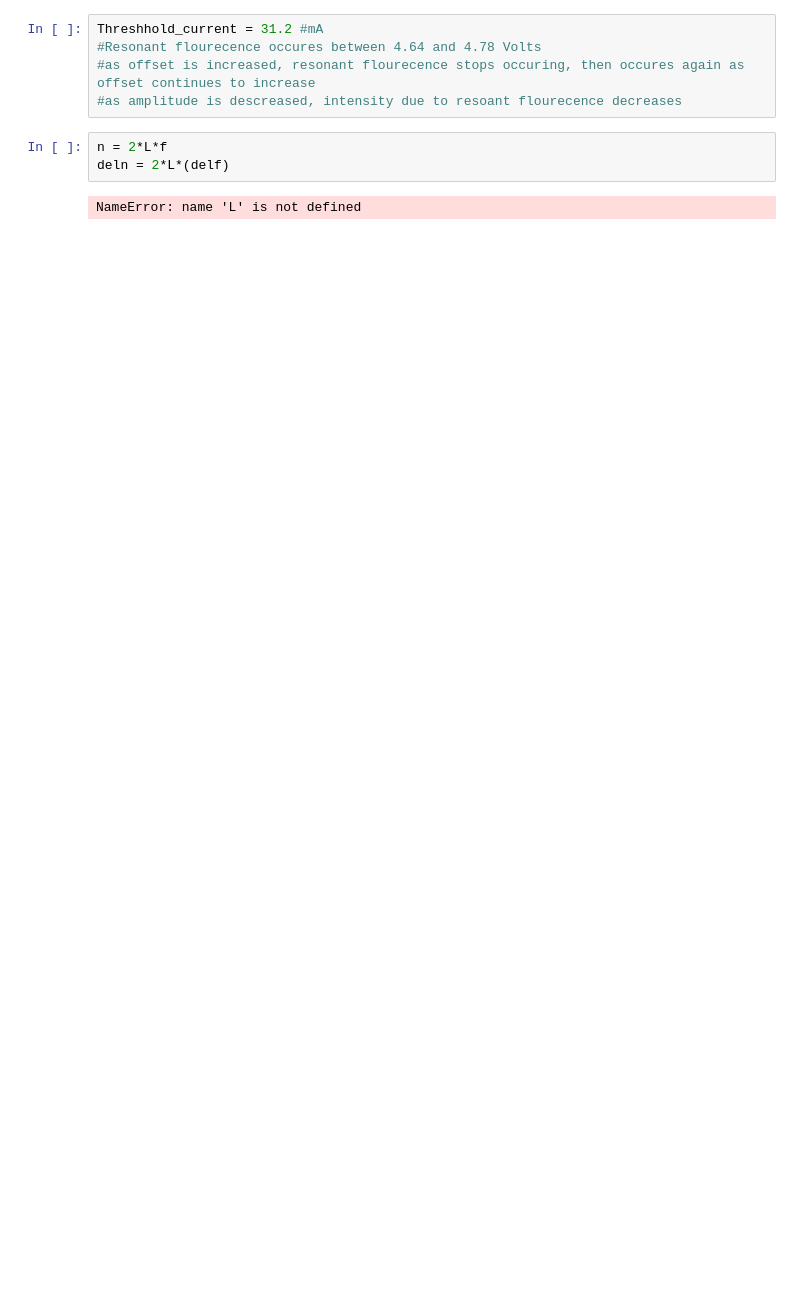
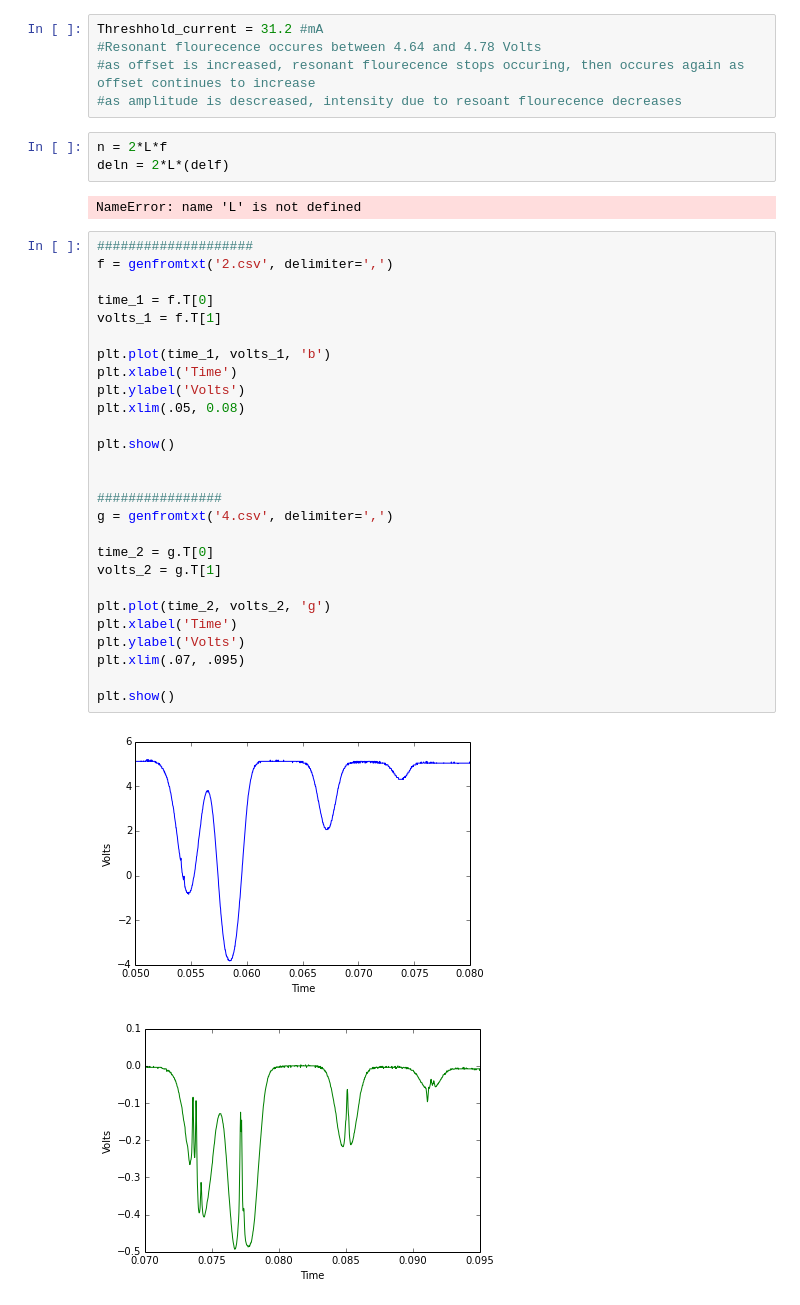
Before and after one commit to abardess/PHYS202-S14, a Jupyter notebook: LaserSpec.ipynb, the cells around one changed output. Drawn from its saved outputs; the diff is of its cells as text; blank space fills up the shorter version.

```diff
--- a/LaserSpec.ipynb
+++ b/LaserSpec.ipynb
@@ -16,3 +20,33 @@ n = 2*L*f
 deln = 2*L*(delf)
 # %% [output]
 NameError: name 'L' is not defined
+# %%
+####################
+f = genfromtxt('2.csv', delimiter=',')
+
+time_1 = f.T[0]
+volts_1 = f.T[1]
+
+plt.plot(time_1, volts_1, 'b')
+plt.xlabel('Time')
+plt.ylabel('Volts')
+plt.xlim(.05, 0.08)
+
+plt.show()
+
+
+################
+g = genfromtxt('4.csv', delimiter=',')
+
+time_2 = g.T[0]
+volts_2 = g.T[1]
+
+plt.plot(time_2, volts_2, 'g')
+plt.xlabel('Time')
+plt.ylabel('Volts')
+plt.xlim(.07, .095)
+
+plt.show()
+# %% [output]
+[figure, added]
+[figure, added]
```
Also changed, not shown: parts of 3 cells of this notebook, 5 other files.
